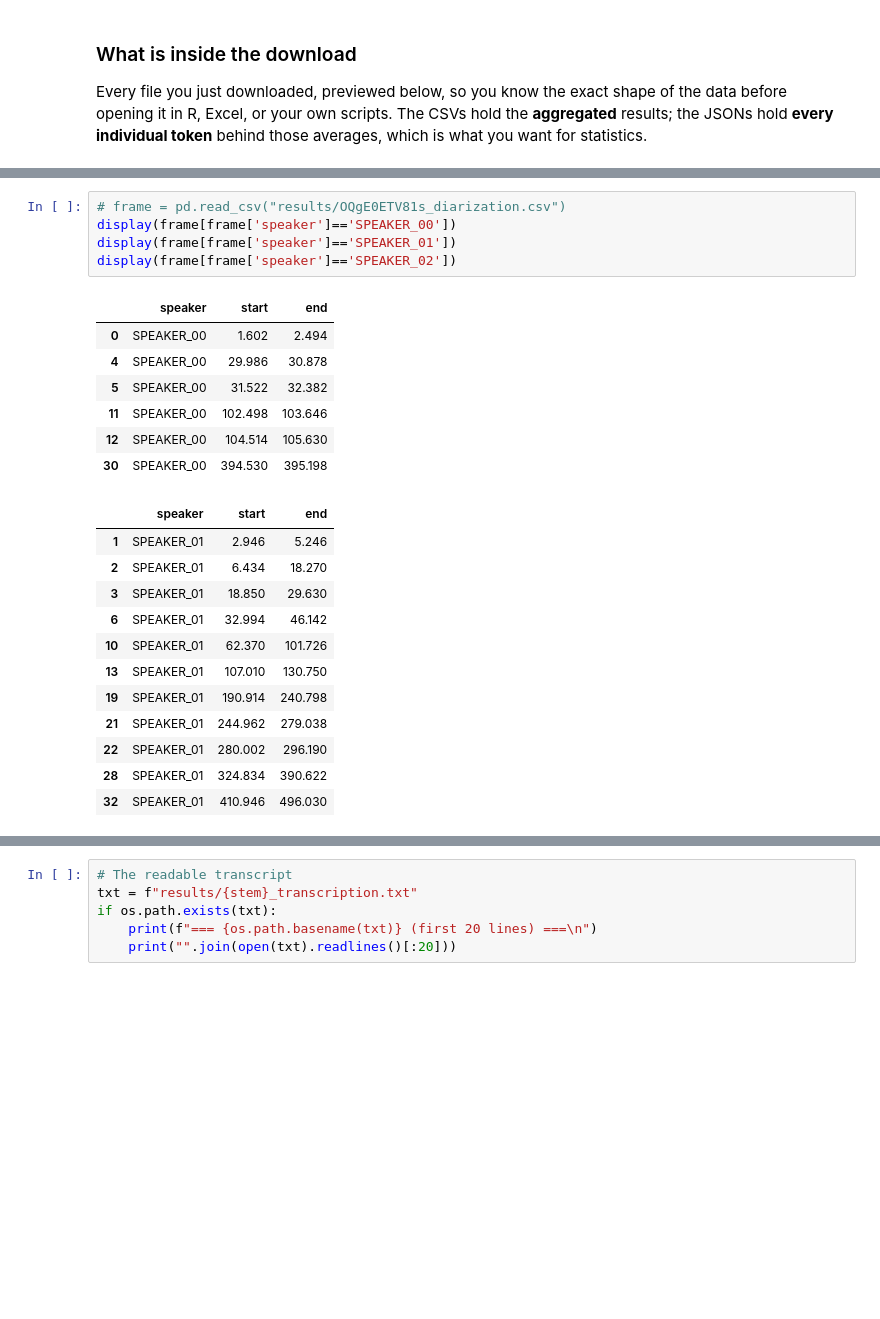
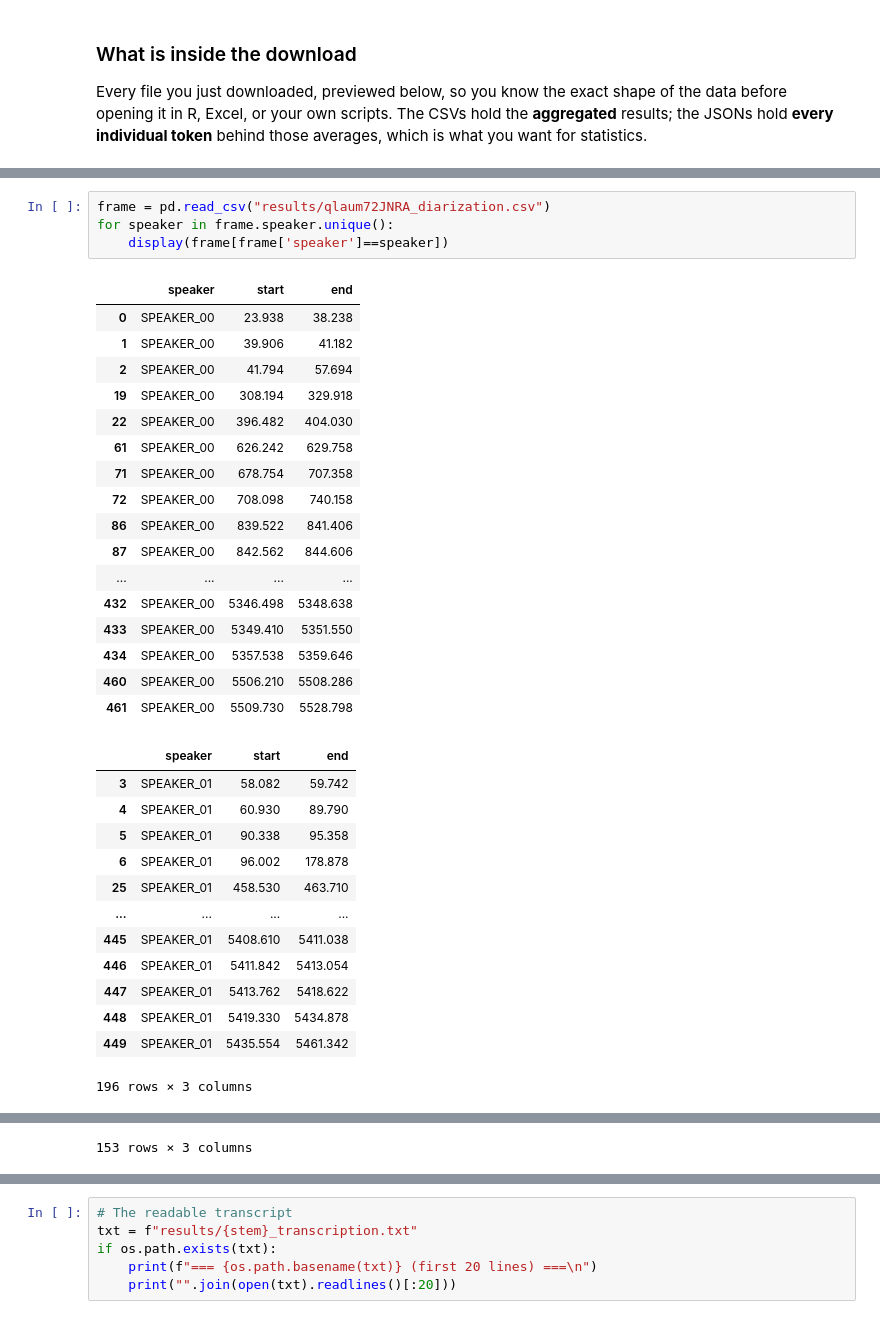
Before and after one commit to sarmadchandio/tapa, a Jupyter notebook: notebooks/tapa_tutorial.ipynb, the cells around one changed output, grey strips where cells are left out. Drawn from its saved outputs; the diff is of its cells as text; blank space fills up the shorter version.

```diff
--- a/notebooks/tapa_tutorial.ipynb
+++ b/notebooks/tapa_tutorial.ipynb
@@ -664,26 +664,36 @@ for name, note in [
 # %%
-# frame = pd.read_csv("results/OQgE0ETV81s_diarization.csv")
-display(frame[frame['speaker']=='SPEAKER_00'])
-display(frame[frame['speaker']=='SPEAKER_01'])
-display(frame[frame['speaker']=='SPEAKER_02'])
+frame = pd.read_csv("results/qlaum72JNRA_diarization.csv")
+for speaker in frame.speaker.unique():
+    display(frame[frame['speaker']==speaker])
 # %% [output]
 |  | speaker | start | end |
-| 0 | SPEAKER_00 | 1.602 | 2.494 |
-| 4 | SPEAKER_00 | 29.986 | 30.878 |
-| 5 | SPEAKER_00 | 31.522 | 32.382 |
-| 11 | SPEAKER_00 | 102.498 | 103.646 |
-| 12 | SPEAKER_00 | 104.514 | 105.630 |
-| 30 | SPEAKER_00 | 394.530 | 395.198 |
+| 0 | SPEAKER_00 | 23.938 | 38.238 |
+| 1 | SPEAKER_00 | 39.906 | 41.182 |
+| 2 | SPEAKER_00 | 41.794 | 57.694 |
+| 19 | SPEAKER_00 | 308.194 | 329.918 |
+| 22 | SPEAKER_00 | 396.482 | 404.030 |
+| 61 | SPEAKER_00 | 626.242 | 629.758 |
+| 71 | SPEAKER_00 | 678.754 | 707.358 |
+| 72 | SPEAKER_00 | 708.098 | 740.158 |
+| 86 | SPEAKER_00 | 839.522 | 841.406 |
+| 87 | SPEAKER_00 | 842.562 | 844.606 |
+| ... | ... | ... | ... |
+| 432 | SPEAKER_00 | 5346.498 | 5348.638 |
+| 433 | SPEAKER_00 | 5349.410 | 5351.550 |
+| 434 | SPEAKER_00 | 5357.538 | 5359.646 |
+| 460 | SPEAKER_00 | 5506.210 | 5508.286 |
+| 461 | SPEAKER_00 | 5509.730 | 5528.798 |
 |  | speaker | start | end |
-| 1 | SPEAKER_01 | 2.946 | 5.246 |
-| 2 | SPEAKER_01 | 6.434 | 18.270 |
-| 3 | SPEAKER_01 | 18.850 | 29.630 |
-| 6 | SPEAKER_01 | 32.994 | 46.142 |
-| 10 | SPEAKER_01 | 62.370 | 101.726 |
-| 13 | SPEAKER_01 | 107.010 | 130.750 |
-| 19 | SPEAKER_01 | 190.914 | 240.798 |
-| 21 | SPEAKER_01 | 244.962 | 279.038 |
-| 22 | SPEAKER_01 | 280.002 | 296.190 |
-| 28 | SPEAKER_01 | 324.834 | 390.622 |
-| 32 | SPEAKER_01 | 410.946 | 496.030 |
+| 3 | SPEAKER_01 | 58.082 | 59.742 |
+| 4 | SPEAKER_01 | 60.930 | 89.790 |
+| 5 | SPEAKER_01 | 90.338 | 95.358 |
+| 6 | SPEAKER_01 | 96.002 | 178.878 |
+| 25 | SPEAKER_01 | 458.530 | 463.710 |
+| ... | ... | ... | ... |
+| 445 | SPEAKER_01 | 5408.610 | 5411.038 |
+| 446 | SPEAKER_01 | 5411.842 | 5413.054 |
+| 447 | SPEAKER_01 | 5413.762 | 5418.622 |
+| 448 | SPEAKER_01 | 5419.330 | 5434.878 |
+| 449 | SPEAKER_01 | 5435.554 | 5461.342 |
+196 rows × 3 columns
 |  | speaker | start | end |
@@ -705,0 +711 @@ display(frame[frame['speaker']=='SPEAKER_02'])
+153 rows × 3 columns
```
Also changed, not shown: parts of 13 cells of this notebook.
